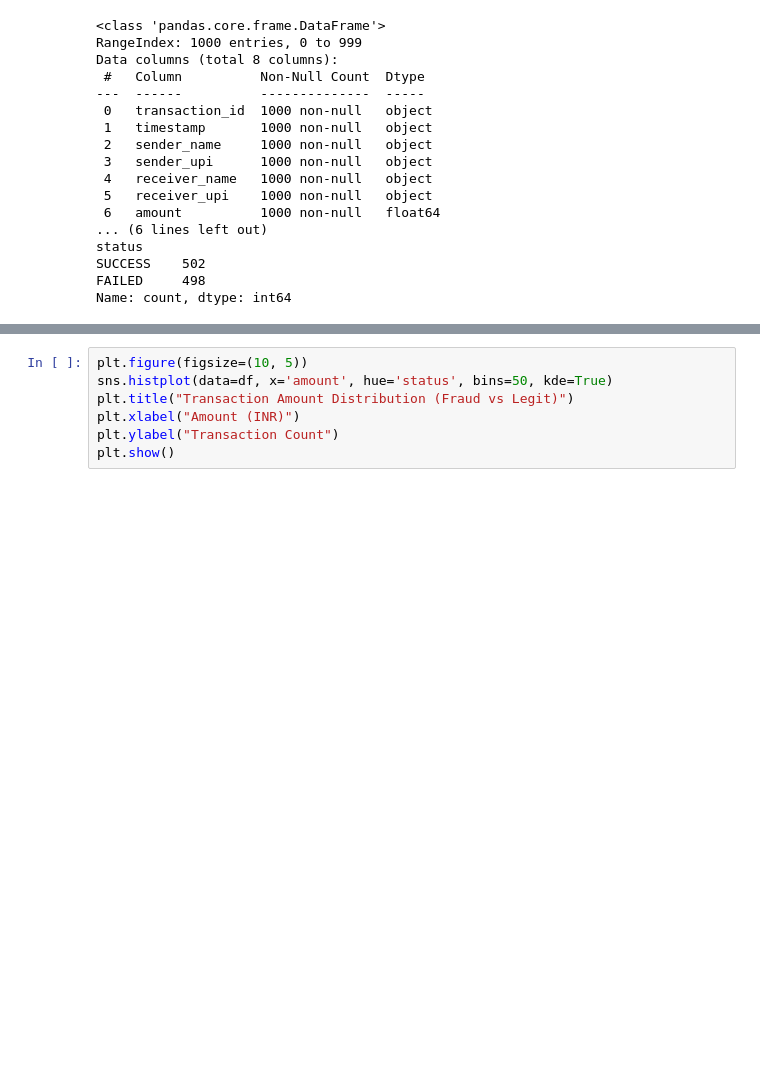
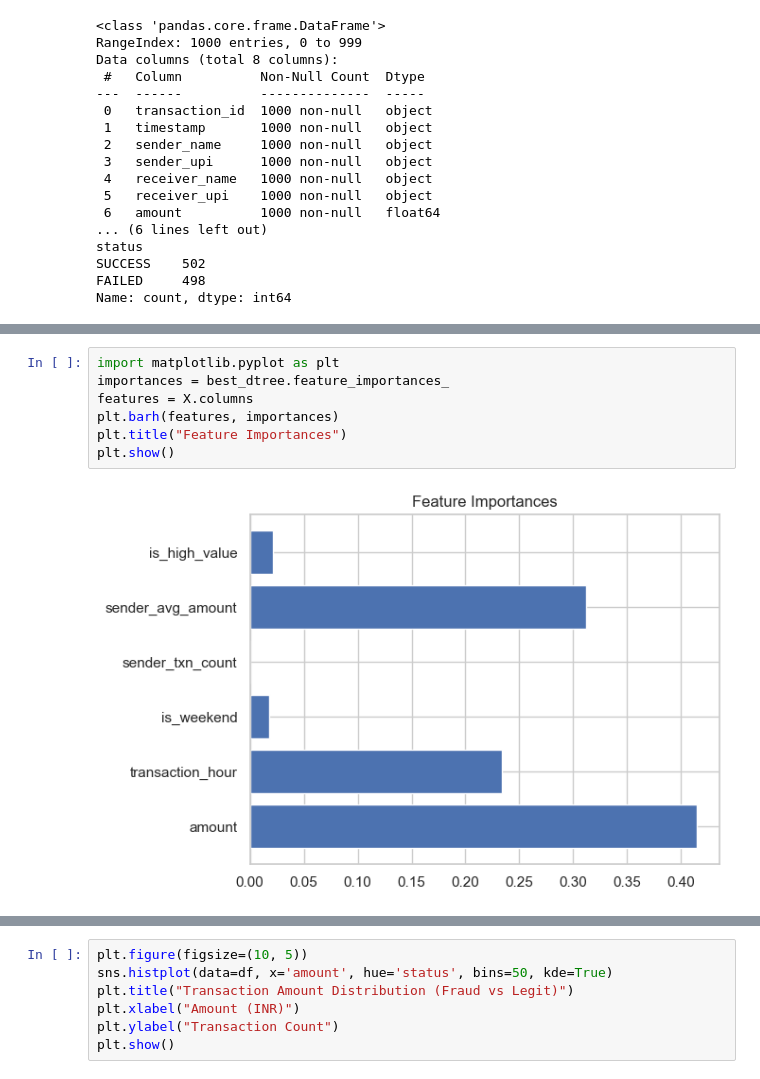
Before and after one commit to samridhixgarg/upiFraudDetection, a Jupyter notebook: main.ipynb, the cells around one changed output, grey strips where cells are left out. Drawn from its saved outputs; the diff is of its cells as text; blank space fills up the shorter version.

```diff
--- a/main.ipynb
+++ b/main.ipynb
@@ -77,0 +278,9 @@ Name: count, dtype: int64
+# %%
+import matplotlib.pyplot as plt
+importances = best_dtree.feature_importances_
+features = X.columns
+plt.barh(features, importances)
+plt.title("Feature Importances")
+plt.show()
+# %% [output]
+[figure, added]
```
Also changed, not shown: parts of 20 cells of this notebook, 1 other file.
